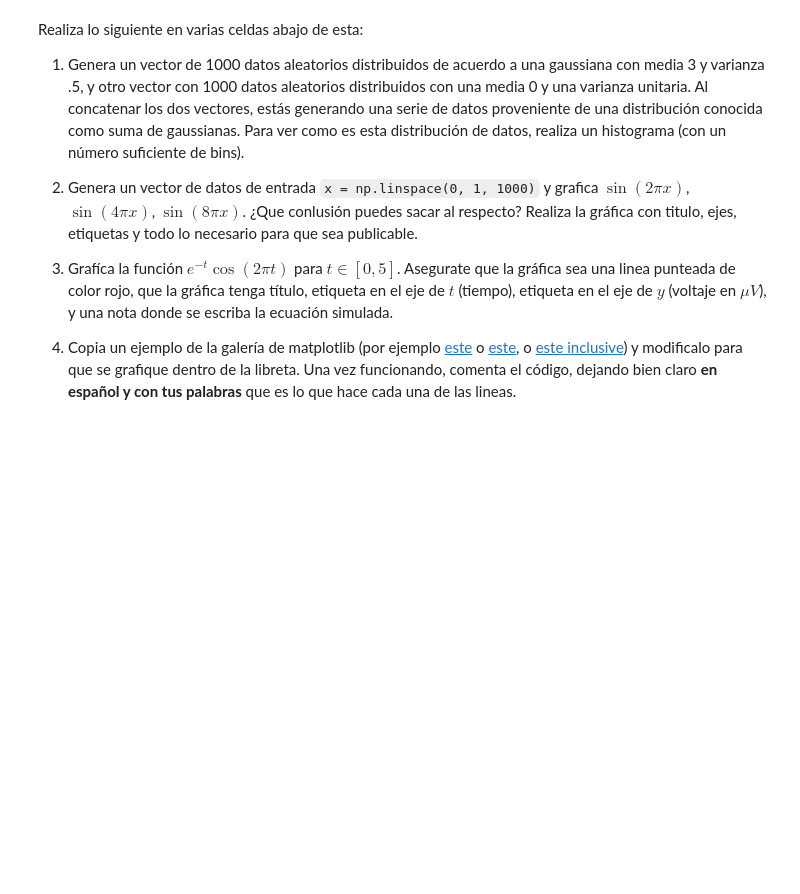
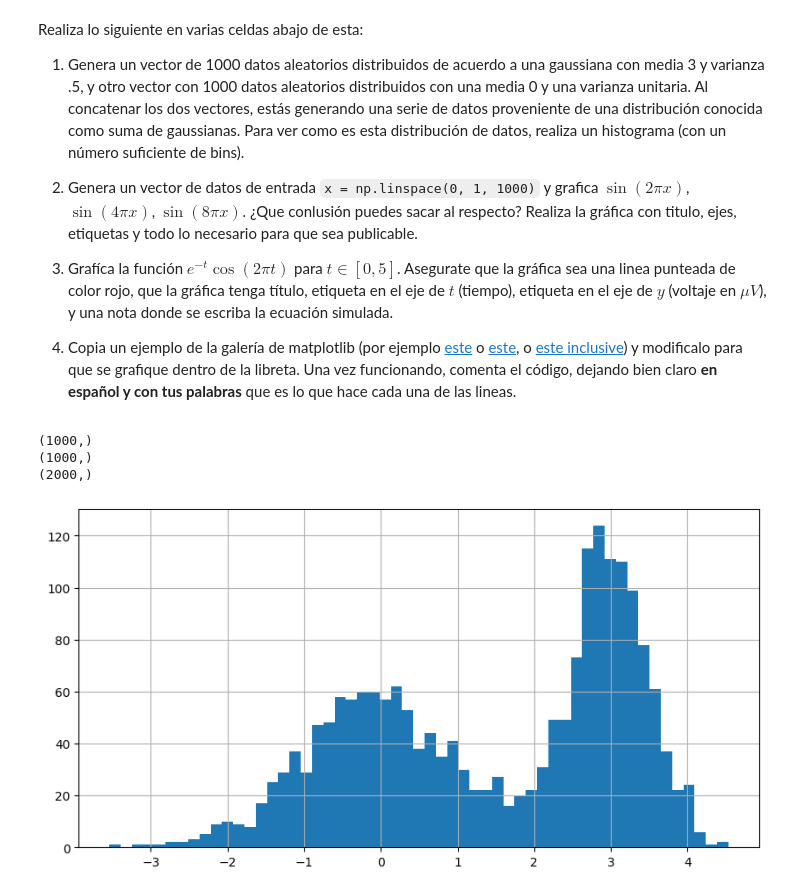
Before and after one commit to JosephLeyva/MCDProgramacion, a Jupyter notebook: Introducción_numpy_matplotlib.ipynb, the cells around one changed output. Cells and saved outputs as stored; diff of their text form; code cells hidden in the pictures; blank space fills up the shorter version.

```diff
--- a/Introducción_numpy_matplotlib.ipynb
+++ b/Introducción_numpy_matplotlib.ipynb
@@ -618,0 +755,23 @@ Realiza lo siguiente en varias celdas abajo de esta:
+# %%
+#Agrega aqui el primer problema y resuelve cada problema en una celda independiente.
+
+## Ejercicio 1
+
+vector_gauss_1 = np.random.normal(loc=3, scale=0.5, size=1000)
+print(vector_gauss_1.shape)
+
+vector_gauss_2 = np.random.normal(loc=0, scale=1, size=1000)
+print(vector_gauss_2.shape)
+
+gauss_3 = np.r_[vector_gauss_1, vector_gauss_2]
+print(gauss_3.shape)
+
+plt.figure(figsize=(10,5))
+plt.hist(gauss_3, bins=55)
+plt.grid()
+plt.show()
+# %% [output]
+(1000,)
+(1000,)
+(2000,)
+[figure, added]
```
Also changed, not shown: parts of 22 cells of this notebook.
